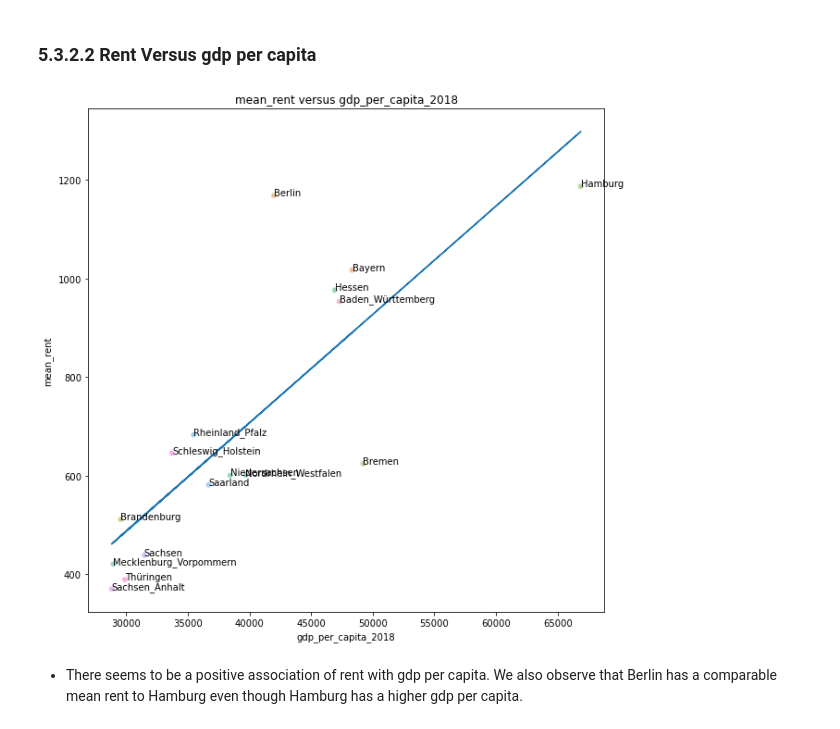
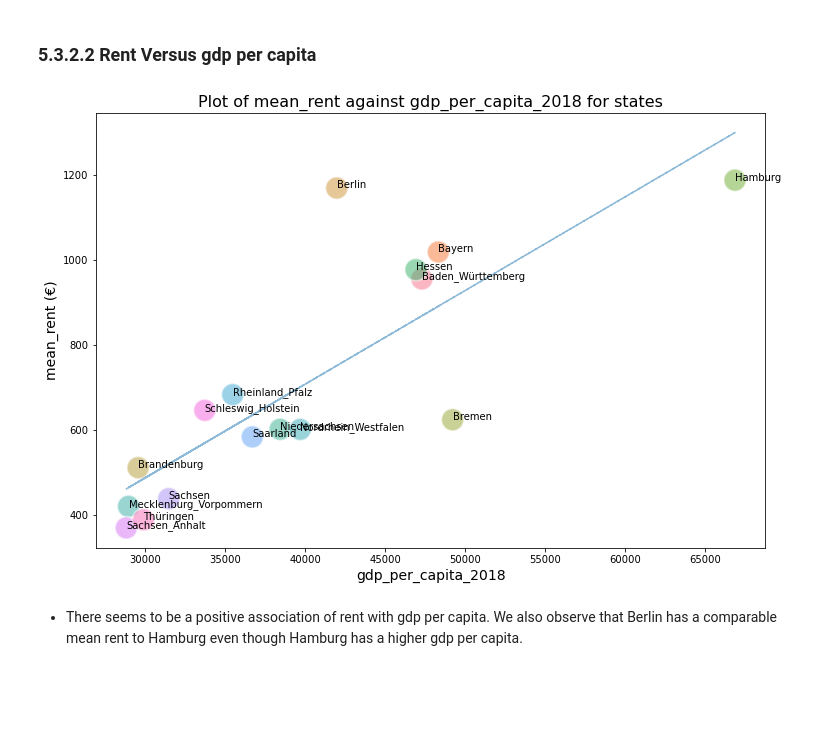
Before and after one commit to femi-lujo/germany_rental_apartments, a Jupyter notebook: notebooks/B_exploratory_data_analysis.ipynb, the cells around one changed output. Cells and saved outputs as stored; diff of their text form; code cells hidden in the pictures; blank space fills up the shorter version.

```diff
--- a/notebooks/B_exploratory_data_analysis.ipynb
+++ b/notebooks/B_exploratory_data_analysis.ipynb
@@ -316,0 +293,4 @@ Name: state, dtype: object
+# %%
+pair = zip(stateNames_geo_economy, stateNames)
+# %%
+pair_dict = dict(pair)
@@ -316,0 +316,2 @@ Name: state, dtype: object
+# %%
+geo_economy.state = geo_economy.state.replace(pair_dict)
@@ -339,16 +359,18 @@ geo_economic
 # %% [markdown]
 ## 5.3.2 Relationship between rent and total land mass, as well as other geo-economic information
 # %%
-#Create function that takes generates a plot showing the influence of geo-economic information on rent
+#Create function that generates a plot showing the influence of geo-economic information on mean rent
 def geo_economic_plot(df, state_col, geo_economic_col, average_col):
     geo_econ = df[geo_economic_col]
     average = df[average_col]
     state = df[state_col]
-    fig, ax = plt.subplots(figsize = (10,10))
-    sns.scatterplot(x = geo_econ, y = average, data = df, legend = False, hue = state, alpha = 0.5)
+    fig, ax = plt.subplots(figsize = (12,8))
+    sns.scatterplot(x = geo_econ, y = average, data = df, s = 500,  legend = False, hue = state, alpha = 0.5)
+    plt.xlabel(f'{geo_economic_col}', fontsize = 14)
+    plt.ylabel(f'{average_col} (€)', fontsize = 14)
     for s, x, y in zip(state, geo_econ, average):
         plt.annotate(s, (x, y))
-    plt.title(f'{average_col} versus {geo_economic_col}')
+    plt.title(f'Plot of {average_col} against {geo_economic_col} for {state_col}s', fontsize = 16)
 # %% [markdown]
 ### 5.3.2.1 Rent versus land mass
 # %%
@@ -372,9 +394,9 @@ geo_economic_plot(geo_economic, 'state', 'population_2019', 'mean_rent')
 # %%
 geo_economic_plot(geo_economic, 'state', 'gdp_per_capita_2018', 'mean_rent')
 m, b = np.polyfit(geo_economic.gdp_per_capita_2018, geo_economic.mean_rent, 1)
-plt.plot(geo_economic.gdp_per_capita_2018, m * geo_economic.gdp_per_capita_2018 + b);
+plt.plot(geo_economic.gdp_per_capita_2018, m * geo_economic.gdp_per_capita_2018 + b, alpha = 0.5, ls = '--');
 # %% [output]
-[figure, old version]
+[figure, new version]
 # %% [markdown]
 - There seems to be a positive association of rent with gdp per capita. We also observe that Berlin has a comparable mean rent to Hamburg even though Hamburg has a higher gdp per capita.
 # %% [markdown]
```
Also changed, not shown: parts of 81 cells of this notebook.
